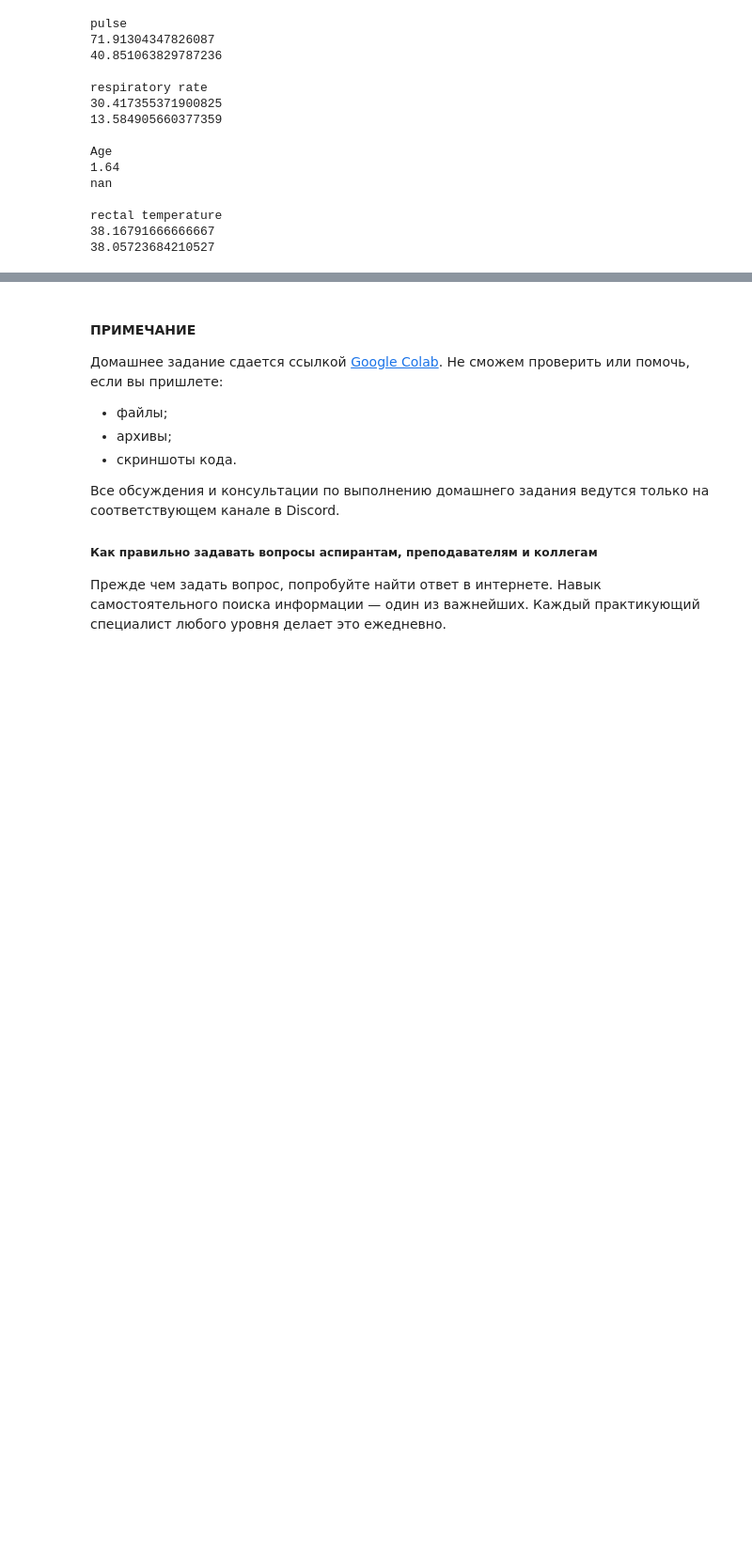
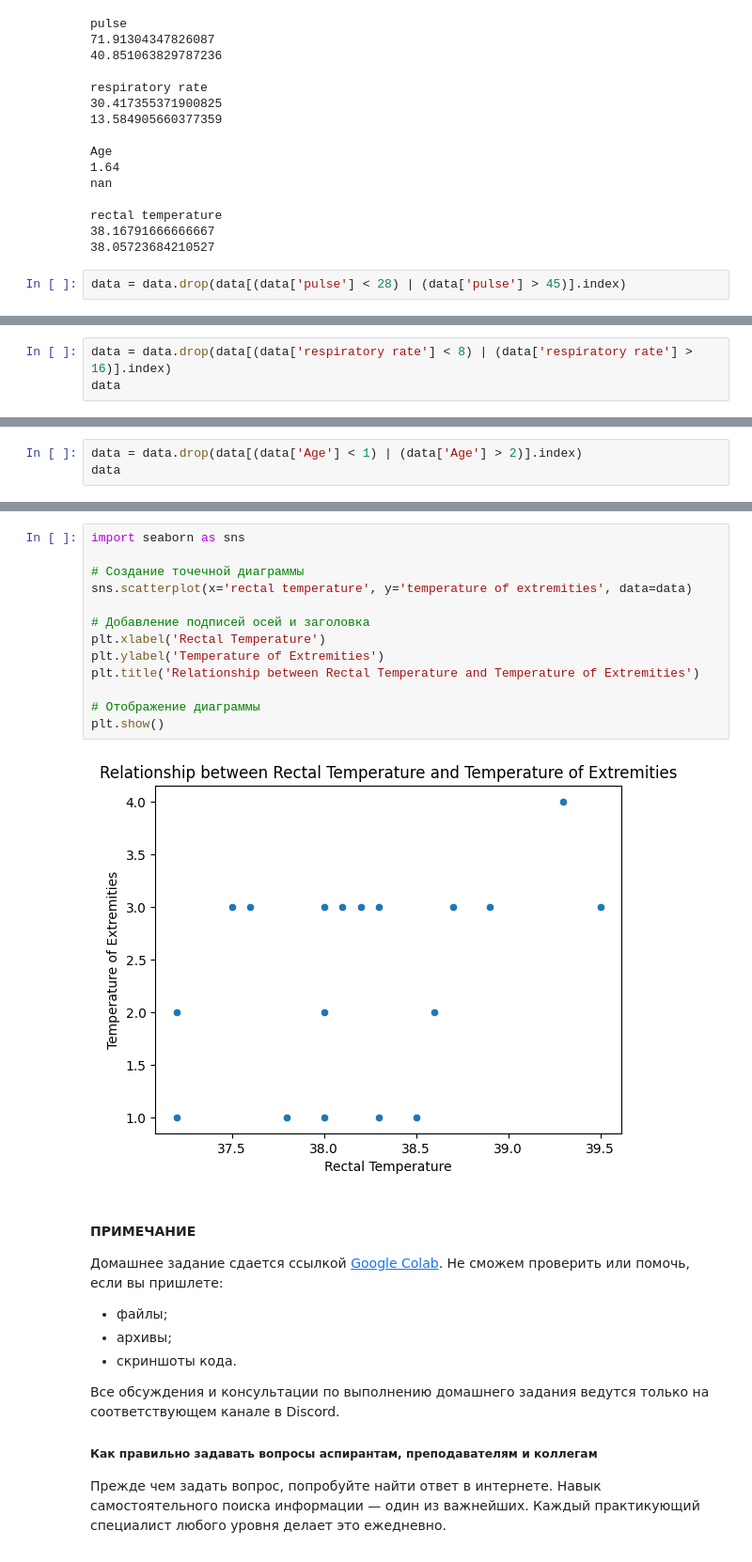
Before and after one commit to stefkong1982/-, a Jupyter notebook: Статистика в Python/Лекция Базовые понятия статистики/ДЗ_Кондратьев_STPY-48_к лекции Базовые понятия статистики.ipynb, the cells around one changed output, grey strips where cells are left out. Shown at 94% size. Drawn from its saved outputs; the diff is of its cells as text; blank space fills up the shorter version.

```diff
--- a/Статистика в Python/Лекция Базовые понятия статистики/ДЗ_Кондратьев_STPY-48_к лекции Базовые понятия статистики.ipynb
+++ b/Статистика в Python/Лекция Базовые понятия статистики/ДЗ_Кондратьев_STPY-48_к лекции Базовые понятия статистики.ipynb
@@ -119,3 +133,5 @@ nan
 rectal temperature
 38.16791666666667
 38.05723684210527
+# %%
+data = data.drop(data[(data['pulse'] < 28) | (data['pulse'] > 45)].index)
@@ -121,0 +158,3 @@ rectal temperature
+# %%
+data = data.drop(data[(data['respiratory rate'] < 8) | (data['respiratory rate'] > 16)].index)
+data
@@ -121,0 +179,3 @@ rectal temperature
+# %%
+data = data.drop(data[(data['Age'] < 1) | (data['Age'] > 2)].index)
+data
@@ -122,3 +200,18 @@ rectal temperature
+# %%
+import seaborn as sns
+
+# Создание точечной диаграммы
+sns.scatterplot(x='rectal temperature', y='temperature of extremities', data=data)
+
+# Добавление подписей осей и заголовка
+plt.xlabel('Rectal Temperature')
+plt.ylabel('Temperature of Extremities')
+plt.title('Relationship between Rectal Temperature and Temperature of Extremities')
+
+# Отображение диаграммы
+plt.show()
+# %% [output]
+[figure, added]
 # %% [markdown]
 #### ПРИМЕЧАНИЕ
 Домашнее задание сдается ссылкой [Google Colab](https://colab.research.google.com/).
```
Also changed, not shown: parts of 5 cells of this notebook.
